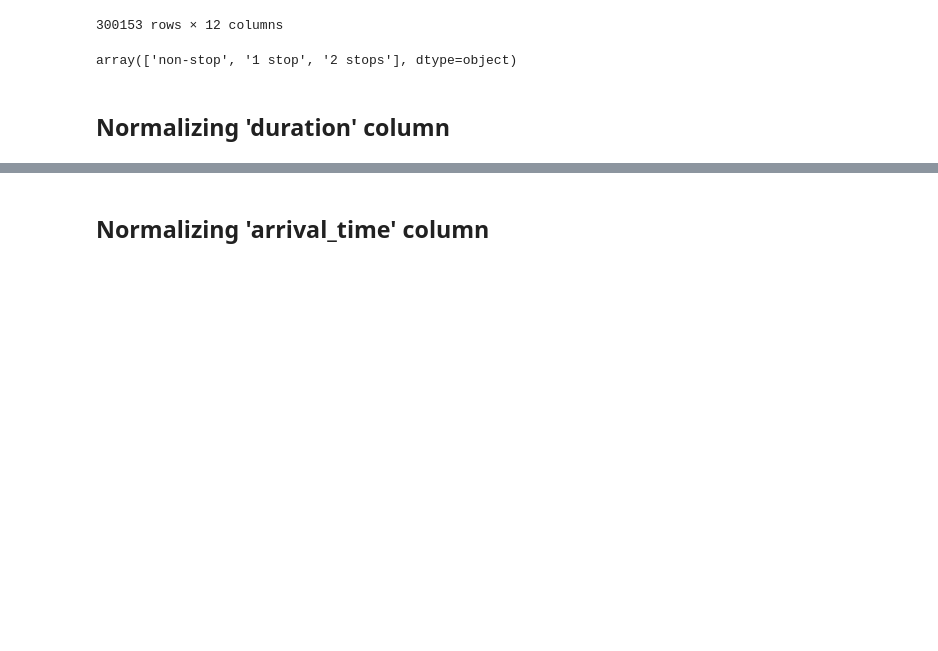
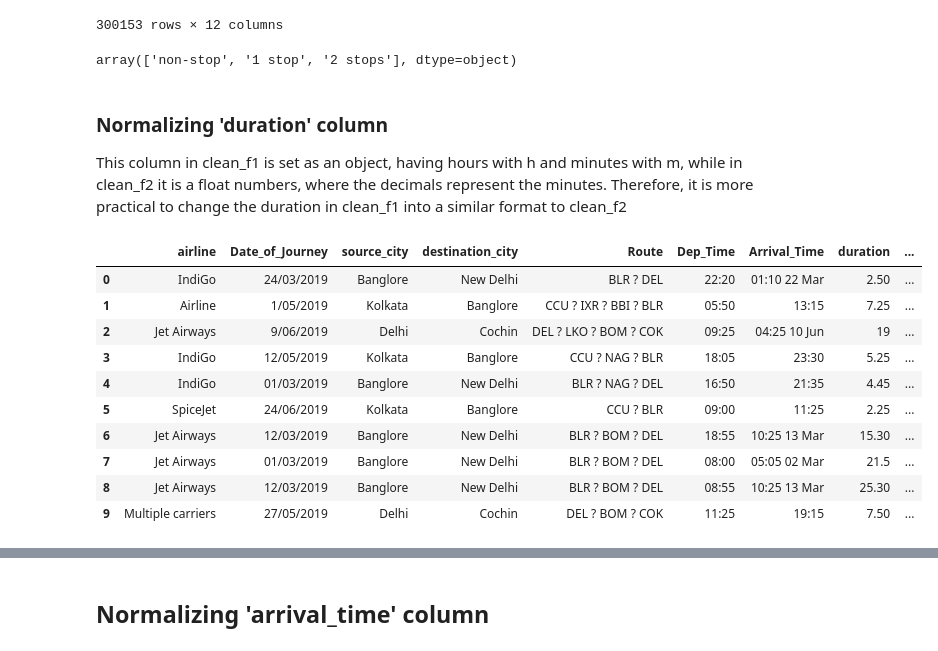
Before and after one commit to r41ss4/rennes_da, a Jupyter notebook: merging_data.ipynb, the cells around one changed output, grey strips where cells are left out. Cells and saved outputs as stored; diff of their text form; code cells hidden in the pictures; blank space fills up the shorter version.

Commit message:
Normalice column duration

```diff
--- a/merging_data.ipynb
+++ b/merging_data.ipynb
@@ -172,4 +169,24 @@ clean_f2['specific_stops'].unique()
 # %% [output]
 array(['non-stop', '1 stop', '2 stops'], dtype=object)
 # %% [markdown]
-## Normalizing 'duration' column
+### Normalizing 'duration' column
+This column in clean_f1 is set as an object, having hours with h and minutes with m, while in clean_f2 it is a float numbers, where the decimals represent the minutes. Therefore, it is more practical to change the duration in clean_f1 into a similar format to clean_f2
+# %%
+# Modify duration in clean
+clean_f1['duration'] = clean_f1['duration'].str.replace('h ', '.')
+clean_f1['duration'] = clean_f1['duration'].str.replace('h', '')
+clean_f1['duration'] = clean_f1['duration'].str.replace('m', '')
+# Review changes
+clean_f1.head(10)
+# %% [output]
+|  | airline | Date_of_Journey | source_city | destination_city | Route | Dep_Time | Arrival_Time | duration | ... |
+| 0 | IndiGo | 24/03/2019 | Banglore | New Delhi | BLR ? DEL | 22:20 | 01:10 22 Mar | 2.50 | ... |
+| 1 | Airline | 1/05/2019 | Kolkata | Banglore | CCU ? IXR ? BBI ? BLR | 05:50 | 13:15 | 7.25 | ... |
+| 2 | Jet Airways | 9/06/2019 | Delhi | Cochin | DEL ? LKO ? BOM ? COK | 09:25 | 04:25 10 Jun | 19 | ... |
+| 3 | IndiGo | 12/05/2019 | Kolkata | Banglore | CCU ? NAG ? BLR | 18:05 | 23:30 | 5.25 | ... |
+| 4 | IndiGo | 01/03/2019 | Banglore | New Delhi | BLR ? NAG ? DEL | 16:50 | 21:35 | 4.45 | ... |
+| 5 | SpiceJet | 24/06/2019 | Kolkata | Banglore | CCU ? BLR | 09:00 | 11:25 | 2.25 | ... |
+| 6 | Jet Airways | 12/03/2019 | Banglore | New Delhi | BLR ? BOM ? DEL | 18:55 | 10:25 13 Mar | 15.30 | ... |
+| 7 | Jet Airways | 01/03/2019 | Banglore | New Delhi | BLR ? BOM ? DEL | 08:00 | 05:05 02 Mar | 21.5 | ... |
+| 8 | Jet Airways | 12/03/2019 | Banglore | New Delhi | BLR ? BOM ? DEL | 08:55 | 10:25 13 Mar | 25.30 | ... |
+| 9 | Multiple carriers | 27/05/2019 | Delhi | Cochin | DEL ? BOM ? COK | 11:25 | 19:15 | 7.50 | ... |
```
Also changed, not shown: parts of 6 cells of this notebook.
